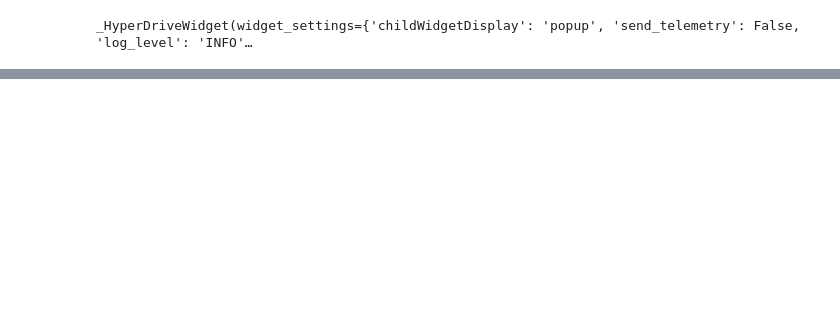
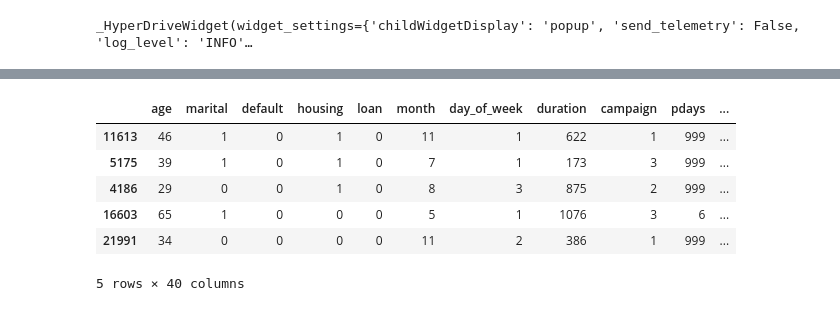
Before and after one commit to aydawudu/nd00333_AZMLND_Optimizing_a_Pipeline_in_Azure-Starter_Files, a Jupyter notebook: udacity-project.ipynb, the cells around one changed output, grey strips where cells are left out. Cells and saved outputs as stored; diff of their text form; code cells hidden in the pictures; blank space fills up the shorter version.

```diff
--- a/udacity-project.ipynb
+++ b/udacity-project.ipynb
@@ -181,0 +134,23 @@ Uploaded 4 files
+# %%
+from train import clean_data
+from sklearn.model_selection import train_test_split
+import pandas as pd
+
+# Use the clean_data function to clean your data.
+x, y = clean_data(ds)
+
+#Split into train and test datasets
+x_train, x_test, y_train, y_test=train_test_split(x,y,test_size=0.20)
+
+train_df=pd.concat([x_train, y_train], axis=1)
+test_df=pd.concat([x_test, y_test], axis=1)
+
+train_df.head()
+# %% [output]
+|  | age | marital | default | housing | loan | month | day_of_week | duration | campaign | pdays | ... |
+| 11613 | 46 | 1 | 0 | 1 | 0 | 11 | 1 | 622 | 1 | 999 | ... |
+| 5175 | 39 | 1 | 0 | 1 | 0 | 7 | 1 | 173 | 3 | 999 | ... |
+| 4186 | 29 | 0 | 0 | 1 | 0 | 8 | 3 | 875 | 2 | 999 | ... |
+| 16603 | 65 | 1 | 0 | 0 | 0 | 5 | 1 | 1076 | 3 | 6 | ... |
+| 21991 | 34 | 0 | 0 | 0 | 0 | 11 | 2 | 386 | 1 | 999 | ... |
+5 rows × 40 columns
```
Also changed, not shown: parts of 8 cells of this notebook.
